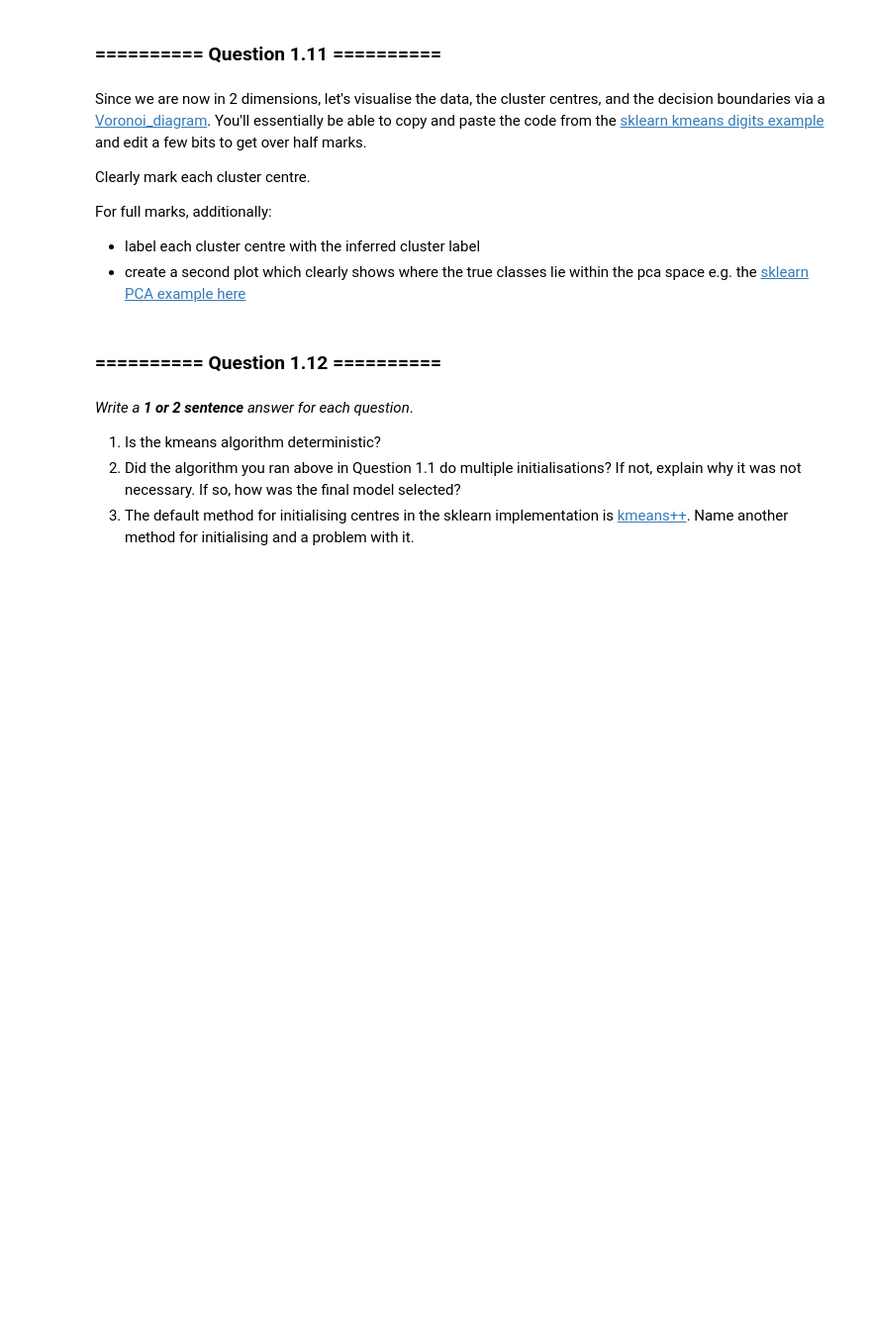
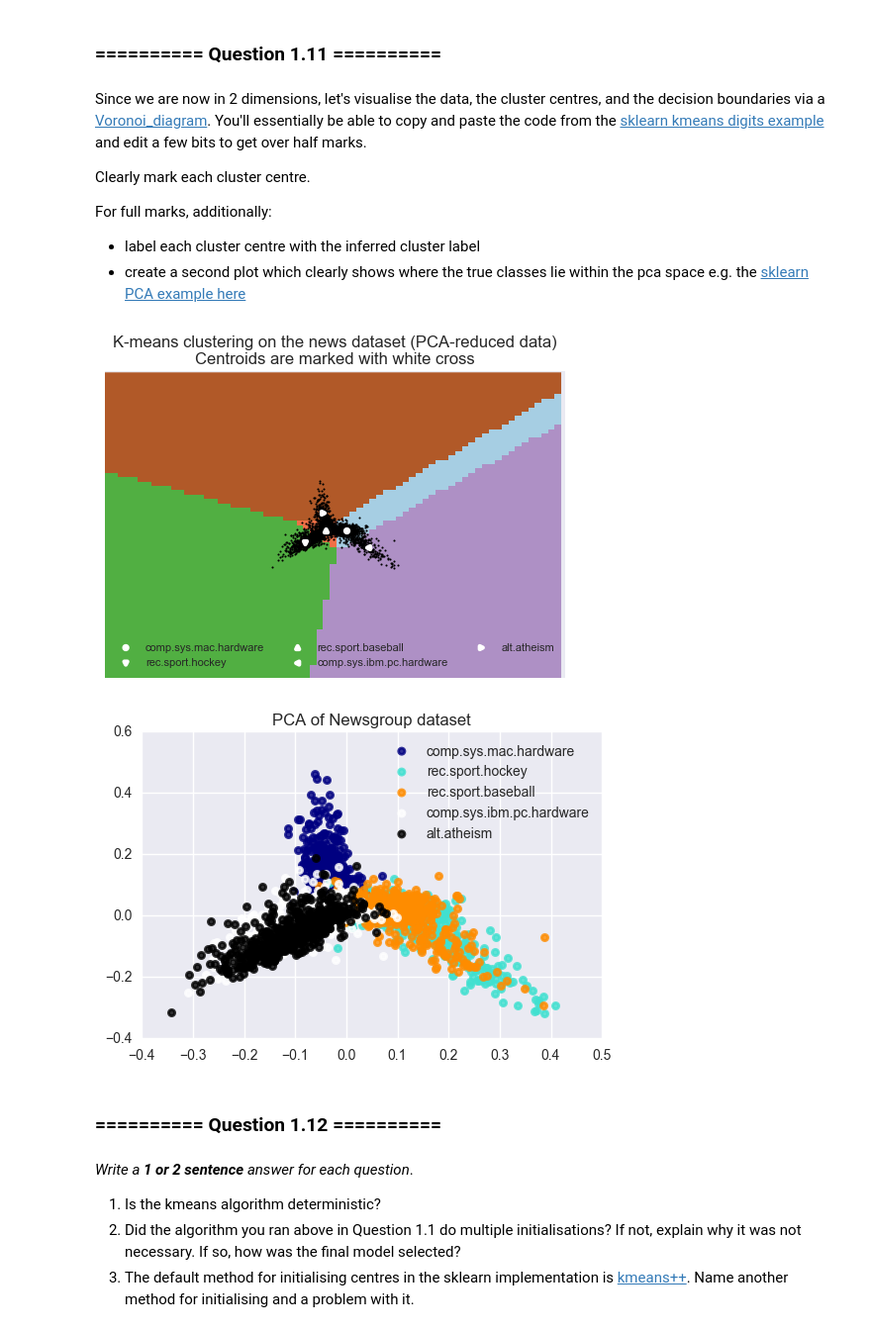
Before and after one commit to richardharmadi/iaml, a Jupyter notebook: 09_Assignment_4.ipynb, the cells around one changed output. Shown at 99% size. Drawn from its saved outputs; the diff is of its cells as text; code cells hidden in the pictures; blank space fills up the shorter version.

```diff
--- a/09_Assignment_4.ipynb
+++ b/09_Assignment_4.ipynb
@@ -447,3 +425,74 @@ For full marks, additionally:
+# %%
+# Your code goes here
+# Step size of the mesh. Decrease to increase the quality of the VQ.
+h = .04   # point in the mesh [x_min, x_max]x[y_min, y_max].
+
+# Plot the decision boundary. For that, we will assign a color to each
+x_min, x_max = X_2d[:, 0].min() - 1, X_2d[:, 0].max() + 1
+y_min, y_max = X_2d[:, 1].min() - 1, X_2d[:, 1].max() + 1
+xx, yy = np.meshgrid(np.arange(x_min, x_max, h), np.arange(y_min, y_max, h))
+
+# Obtain labels for each point in mesh. Use last trained model.
+Z = kmeans_pca.predict(np.c_[xx.ravel(), yy.ravel()])
+
+# Put the result into a color plot
+Z = Z.reshape(xx.shape)
+plt.figure(1)
+plt.clf()
+plt.imshow(Z, interpolation='nearest',
+           extent=(xx.min(), xx.max(), yy.min(), yy.max()),
+           cmap=plt.cm.Paired,
+           aspect='auto', origin='lower')
+
+plt.plot(X_2d[:, 0], X_2d[:, 1], 'k.', markersize=3)
+
+# Plot the centroids as a white X
+centroids = kmeans_pca.cluster_centers_
+mh = plt.scatter(centroids[0, 0], centroids[0, 1],
+                marker=matplotlib.markers.MarkerStyle.filled_markers[0], s=5, linewidths=3,
+                color='w', zorder=10)
+hk = plt.scatter(centroids[1, 0], centroids[1, 1],
+                marker=matplotlib.markers.MarkerStyle.filled_markers[1], s=5, linewidths=3,
+                color='w', zorder=10)
+bb = plt.scatter(centroids[2, 0], centroids[2, 1],
+                marker=matplotlib.markers.MarkerStyle.filled_markers[2], s=5, linewidths=3,
+                color='w', zorder=10)
+ibm = plt.scatter(centroids[3, 0], centroids[3, 1],
+                marker=matplotlib.markers.MarkerStyle.filled_markers[3], s=5, linewidths=3,
+                color='w', zorder=10)
+alt = plt.scatter(centroids[4, 0], centroids[4, 1],
+                marker=matplotlib.markers.MarkerStyle.filled_markers[4], s=5, linewidths=3,
+                color='w', zorder=10)
+
+
+plt.legend((mh, hk, bb, ibm, alt),
+           tuple(categories),
+           scatterpoints=1,
+           loc='lower left',
+           ncol=3,
+           fontsize=8)
+
+plt.title('K-means clustering on the news dataset (PCA-reduced data)\n'
+          'Centroids are marked with white cross')
+plt.xlim(x_min, x_max)
+plt.ylim(y_min, y_max)
+plt.xticks(())
+plt.yticks(())
+plt.show()
+
+plt.figure(2)
+colors = ['navy', 'turquoise', 'darkorange','white','black']
+lw = 2
+
+for color, i, category in zip(colors, [0, 1, 2, 3, 4], categories):
+    plt.scatter(X_2d[y_num==i, 0], X_2d[y_num==i, 1], color=color, alpha=.8, lw=lw,
+                label=category)
+plt.legend(loc='upper right', shadow=False, scatterpoints=1)
+plt.title('PCA of Newsgroup dataset')
+plt.show()
+# %% [output]
+[figure, added]
+[figure, added]
 # %% [markdown]
 ### ========== Question 1.12  ==========
 # %% [markdown]
```
Also changed, not shown: parts of 17 cells of this notebook, 4 other files.
